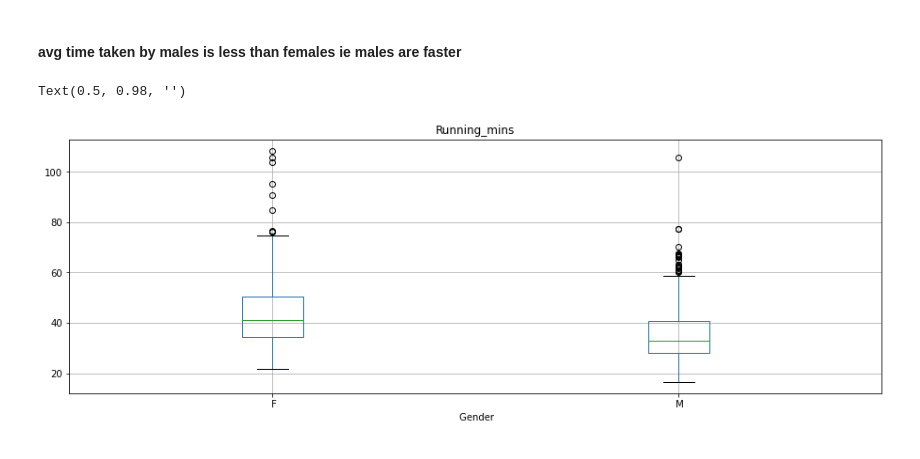
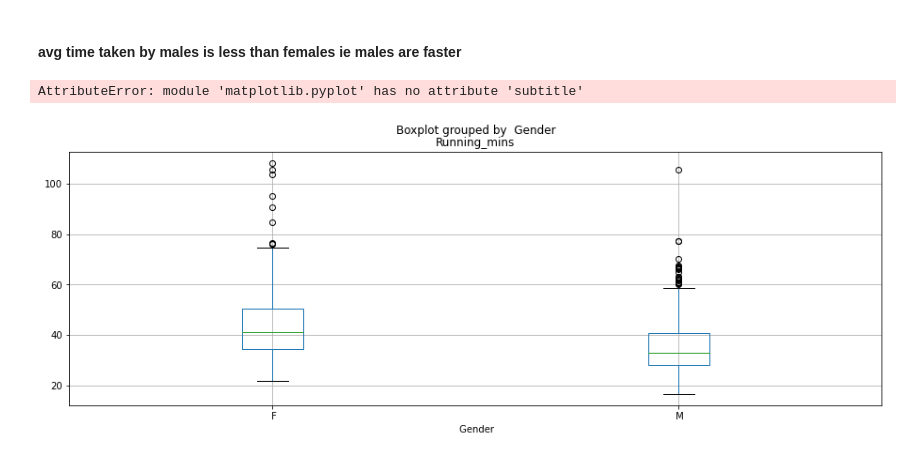
Before and after one commit to Bhaveshm23/analyzing-running-data, a Jupyter notebook: 5K running data.ipynb, the cells around one changed output. Drawn from its saved outputs; the diff is of its cells as text; code cells hidden in the pictures.

```diff
--- a/5K running data.ipynb
+++ b/5K running data.ipynb
@@ -327,8 +321,8 @@ print(g_stats)
 # %%
 # printing box plot running times of males and females
 df7.boxplot(column='Running_mins', by=' Gender')
 plt.ylabel = ('Chip Time')
-plt.suptitle("")
+plt.subtitle("")
 # %% [output]
-Text(0.5, 0.98, '')
+AttributeError: module 'matplotlib.pyplot' has no attribute 'subtitle'
-[figure, old version]
+[figure, new version]
```
Also changed, not shown: parts of 2 cells of this notebook.
